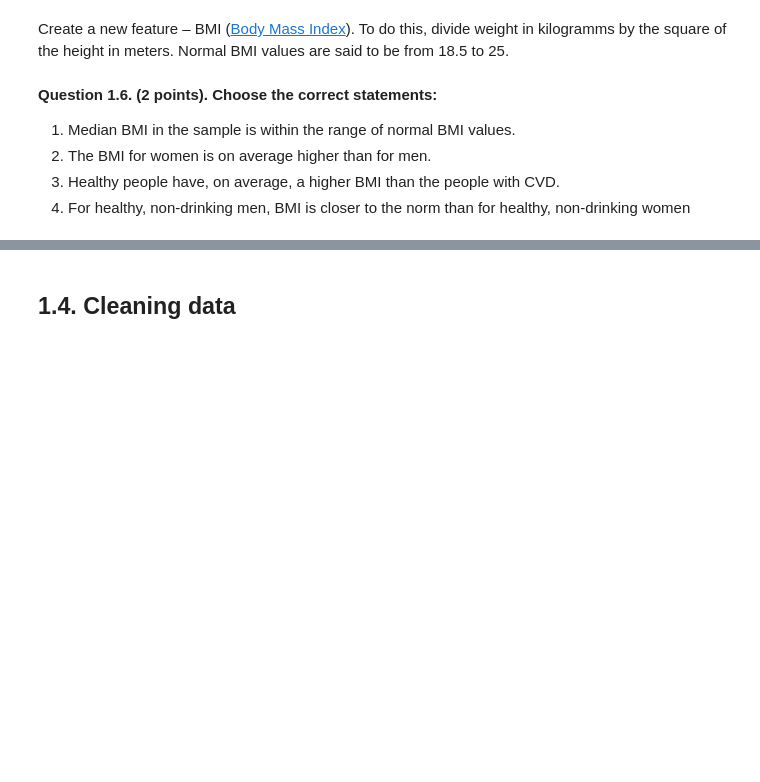
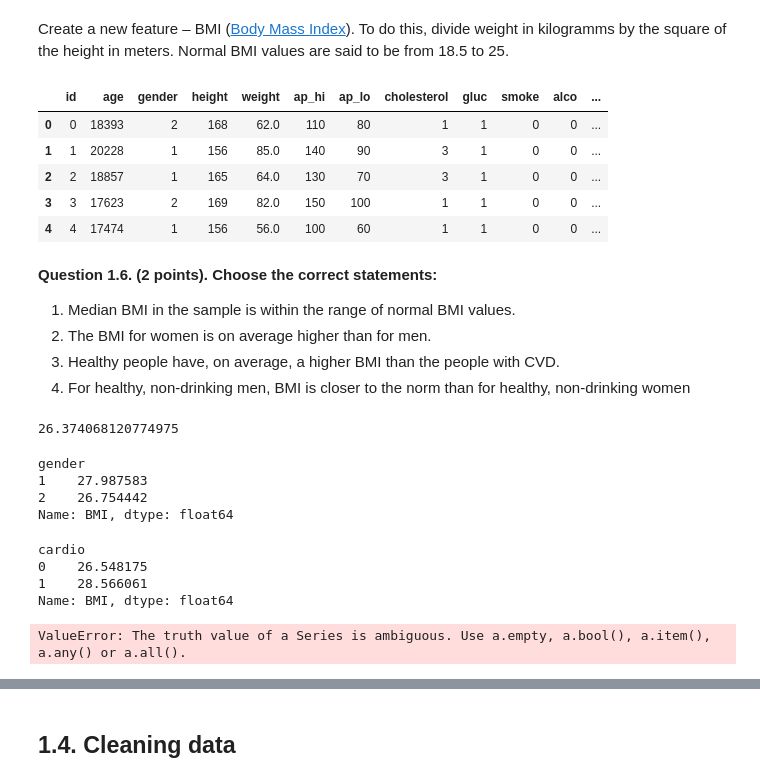
Before and after one commit to RussianJulliet/mlcourse.ai, a Jupyter notebook: Analyzing cardiovascular data .ipynb, the cells around one changed output, grey strips where cells are left out. Drawn from its saved outputs; the diff is of its cells as text; code cells hidden in the pictures; blank space fills up the shorter version.

```diff
--- a/Analyzing cardiovascular data .ipynb
+++ b/Analyzing cardiovascular data .ipynb
@@ -203,3 +265,14 @@ Create a new feature – BMI ([Body Mass Index](https://en.wikipedia.org/wiki/Bo
+# %%
+df['BMI'] = df['weight'] / (df['height'] * df['height'] / 10000)
+# %%
+df.head()
+# %% [output]
+|  | id | age | gender | height | weight | ap_hi | ap_lo | cholesterol | gluc | smoke | alco | ... |
+| 0 | 0 | 18393 | 2 | 168 | 62.0 | 110 | 80 | 1 | 1 | 0 | 0 | ... |
+| 1 | 1 | 20228 | 1 | 156 | 85.0 | 140 | 90 | 3 | 1 | 0 | 0 | ... |
+| 2 | 2 | 18857 | 1 | 165 | 64.0 | 130 | 70 | 3 | 1 | 0 | 0 | ... |
+| 3 | 3 | 17623 | 2 | 169 | 82.0 | 150 | 100 | 1 | 1 | 0 | 0 | ... |
+| 4 | 4 | 17474 | 1 | 156 | 56.0 | 100 | 60 | 1 | 1 | 0 | 0 | ... |
 # %% [markdown]
 **Question 1.6. (2 points). Choose the correct statements:**
 
@@ -207,3 +280,7 @@ Create a new feature – BMI ([Body Mass Index](https://en.wikipedia.org/wiki/Bo
 2. The BMI for women is on average higher than for men.
 3. Healthy people have, on average, a higher BMI than the people with CVD.
 4. For healthy, non-drinking men, BMI is closer to the norm than for healthy, non-drinking women
+# %%
+df['BMI'].median()
+# %% [output]
+26.374068120774975
@@ -209,0 +289,7 @@ Create a new feature – BMI ([Body Mass Index](https://en.wikipedia.org/wiki/Bo
+# %%
+df.groupby('gender')['BMI'].mean()
+# %% [output]
+gender
+1    27.987583
+2    26.754442
+Name: BMI, dtype: float64
@@ -209,0 +298,7 @@ Create a new feature – BMI ([Body Mass Index](https://en.wikipedia.org/wiki/Bo
+# %%
+df.groupby('cardio')['BMI'].mean()
+# %% [output]
+cardio
+0    26.548175
+1    28.566061
+Name: BMI, dtype: float64
@@ -209,0 +307,4 @@ Create a new feature – BMI ([Body Mass Index](https://en.wikipedia.org/wiki/Bo
+# %%
+df.loc[(df['cardio'] == 0 & df['alco'] == 0), 'BMI']
+# %% [output]
+ValueError: The truth value of a Series is ambiguous. Use a.empty, a.bool(), a.item(), a.any() or a.all().
```
Also changed, not shown: parts of 16 cells of this notebook.
